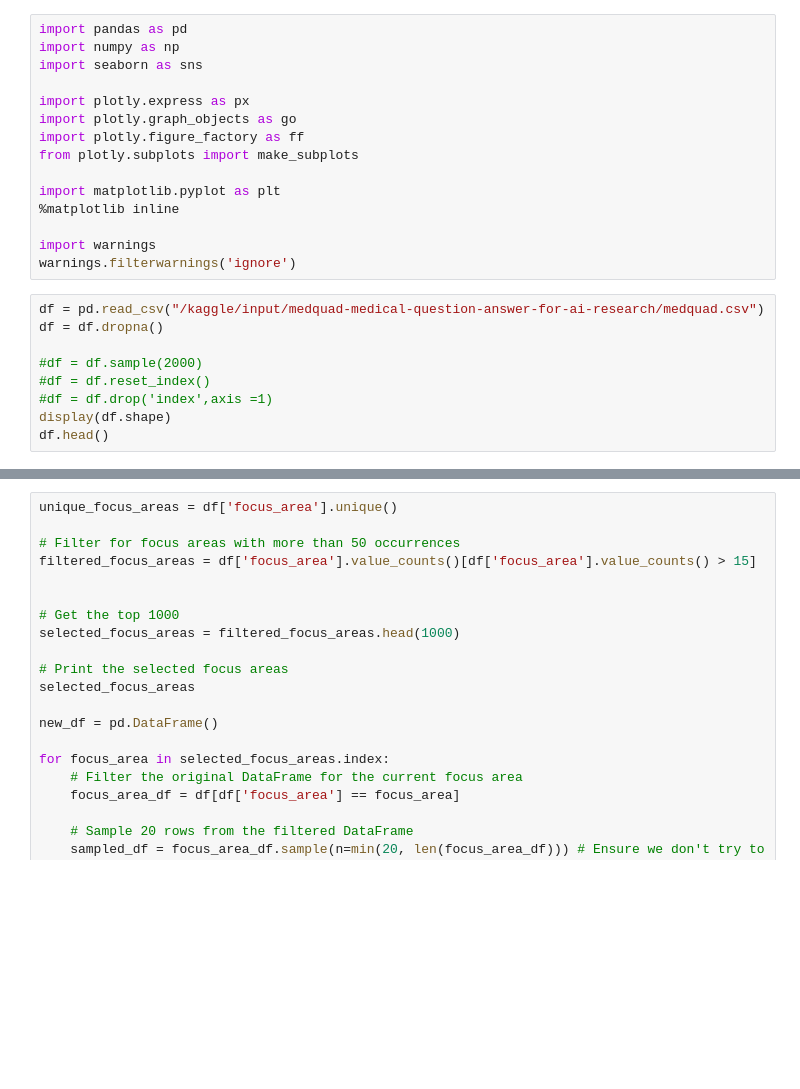
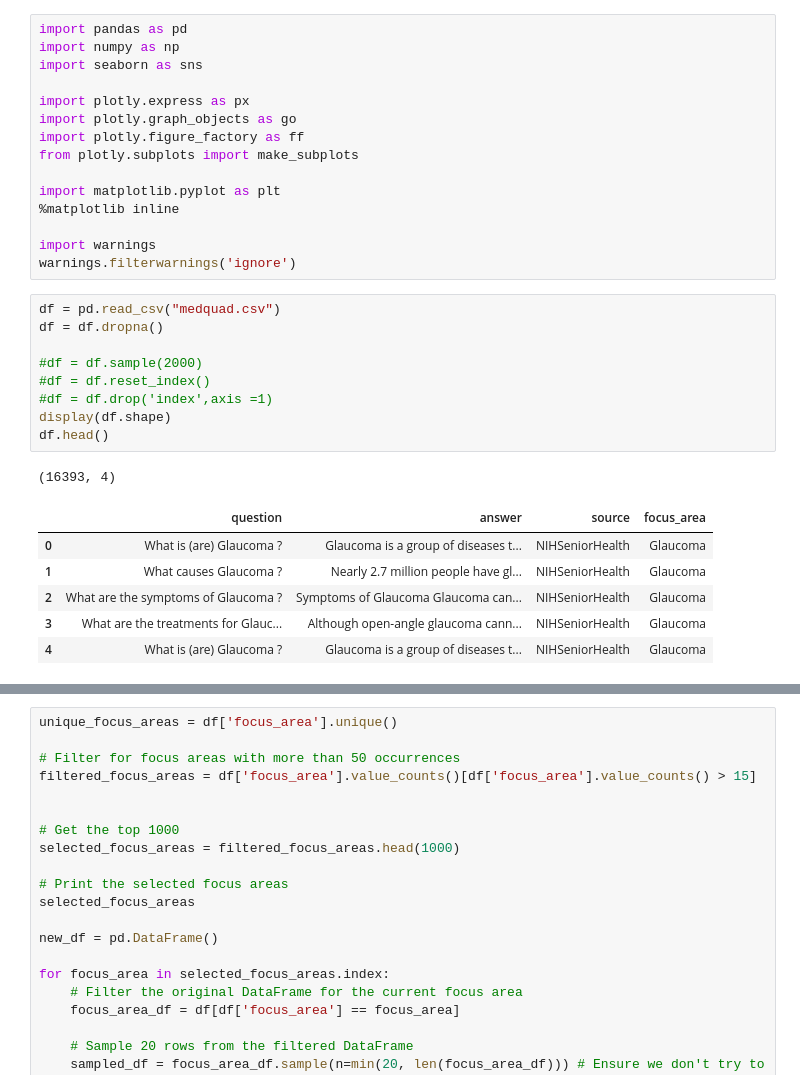
Before and after one commit to laurcarter/Project3Repo, a Jupyter notebook: MedAssist.ipynb, the cells around one changed output, grey strips where cells are left out. Drawn from its saved outputs; the diff is of its cells as text; blank space fills up the shorter version.

```diff
--- a/MedAssist.ipynb
+++ b/MedAssist.ipynb
@@ -14,14 +14,22 @@ import matplotlib.pyplot as plt
 import warnings
 warnings.filterwarnings('ignore')
 # %%
-df = pd.read_csv("/kaggle/input/medquad-medical-question-answer-for-ai-research/medquad.csv")
+df = pd.read_csv("medquad.csv")
 df = df.dropna()
 
 #df = df.sample(2000)
 #df = df.reset_index()
 #df = df.drop('index',axis =1)
 display(df.shape)
 df.head()
+# %% [output]
+(16393, 4)
+|  | question | answer | source | focus_area |
+| 0 | What is (are) Glaucoma ? | Glaucoma is a group of diseases t... | NIHSeniorHealth | Glaucoma |
+| 1 | What causes Glaucoma ? | Nearly 2.7 million people have gl... | NIHSeniorHealth | Glaucoma |
+| 2 | What are the symptoms of Glaucoma ? | Symptoms of Glaucoma Glaucoma can... | NIHSeniorHealth | Glaucoma |
+| 3 | What are the treatments for Glauc... | Although open-angle glaucoma cann... | NIHSeniorHealth | Glaucoma |
+| 4 | What is (are) Glaucoma ? | Glaucoma is a group of diseases t... | NIHSeniorHealth | Glaucoma |
 # %%
 import seaborn as sns
 import matplotlib.pyplot as plt
```
Also changed, not shown: parts of 5 cells of this notebook, 1 other file.
